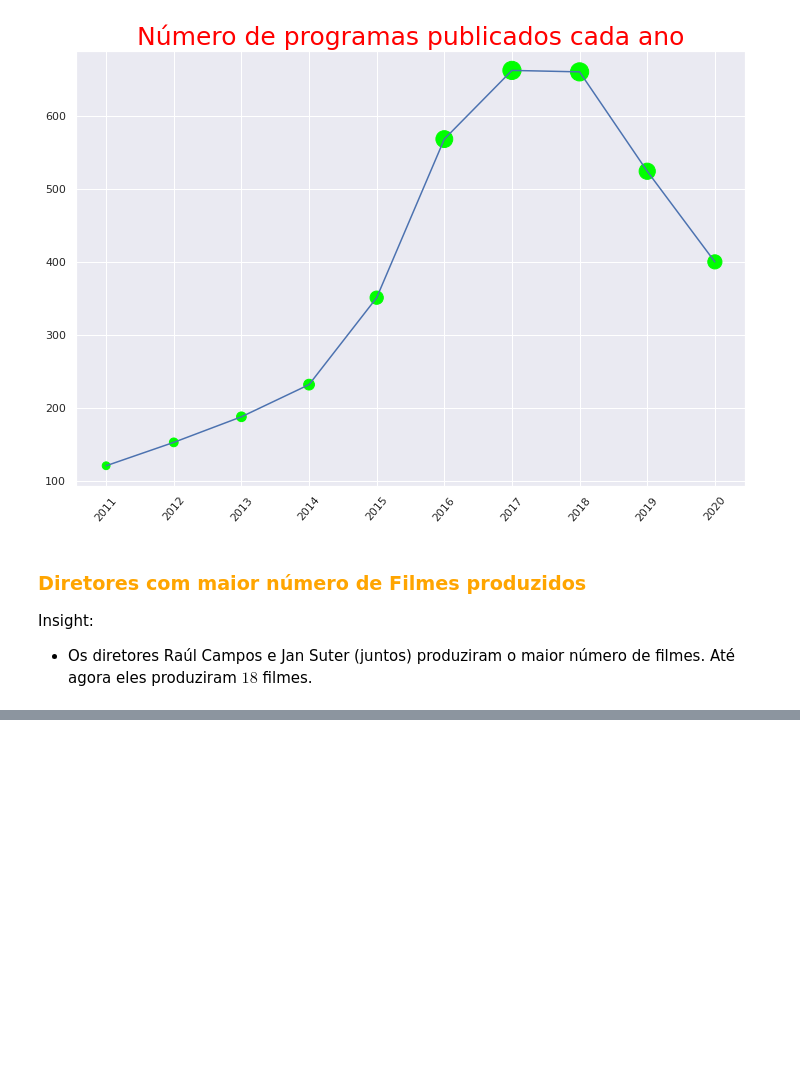
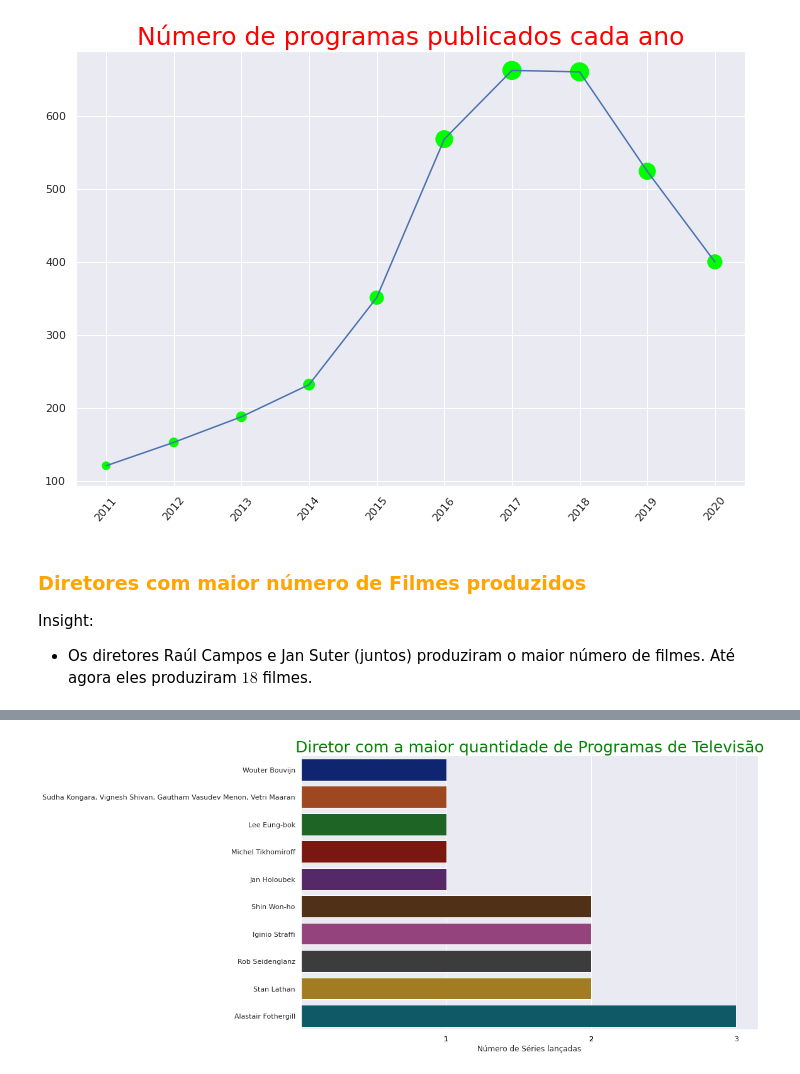
Before and after one commit to EddyGiusepe/Sistema_RECOMENDACION_Netflix, a Jupyter notebook: Netflix_RECOMMENDATION.ipynb, the cells around one changed output, grey strips where cells are left out. Cells and saved outputs as stored; diff of their text form; code cells hidden in the pictures; blank space fills up the shorter version.

```diff
--- a/Netflix_RECOMMENDATION.ipynb
+++ b/Netflix_RECOMMENDATION.ipynb
@@ -706,0 +707,8 @@ Text(0.5, 0, 'Número de Filmes lançados')
+# %%
+plt.figure(figsize=(13, 8))
+sns.barplot(y=tv_df.director.value_counts()[:10].sort_values().index, palette="dark", x=tv_df.director.value_counts()[:10].sort_values().values)
+plt.title("Diretor com a maior quantidade de Programas de Televisão", color="green", fontsize=25)
+plt.xticks(tv_df.director.value_counts()[:10].sort_values().values)
+plt.xlabel("Número de Séries lançadas");
+# %% [output]
+[figure, added]
```
Also changed, not shown: parts of 7 cells of this notebook.
